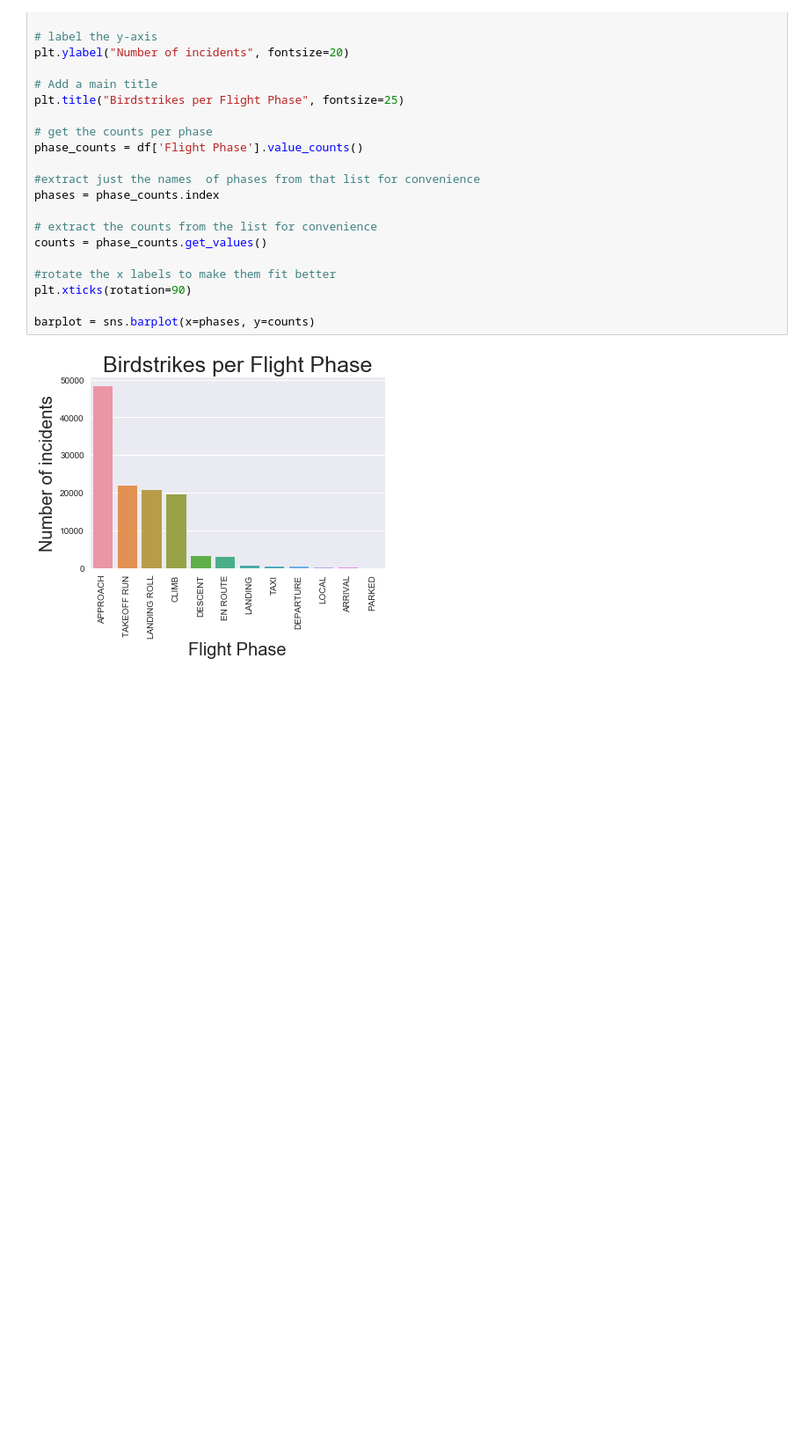
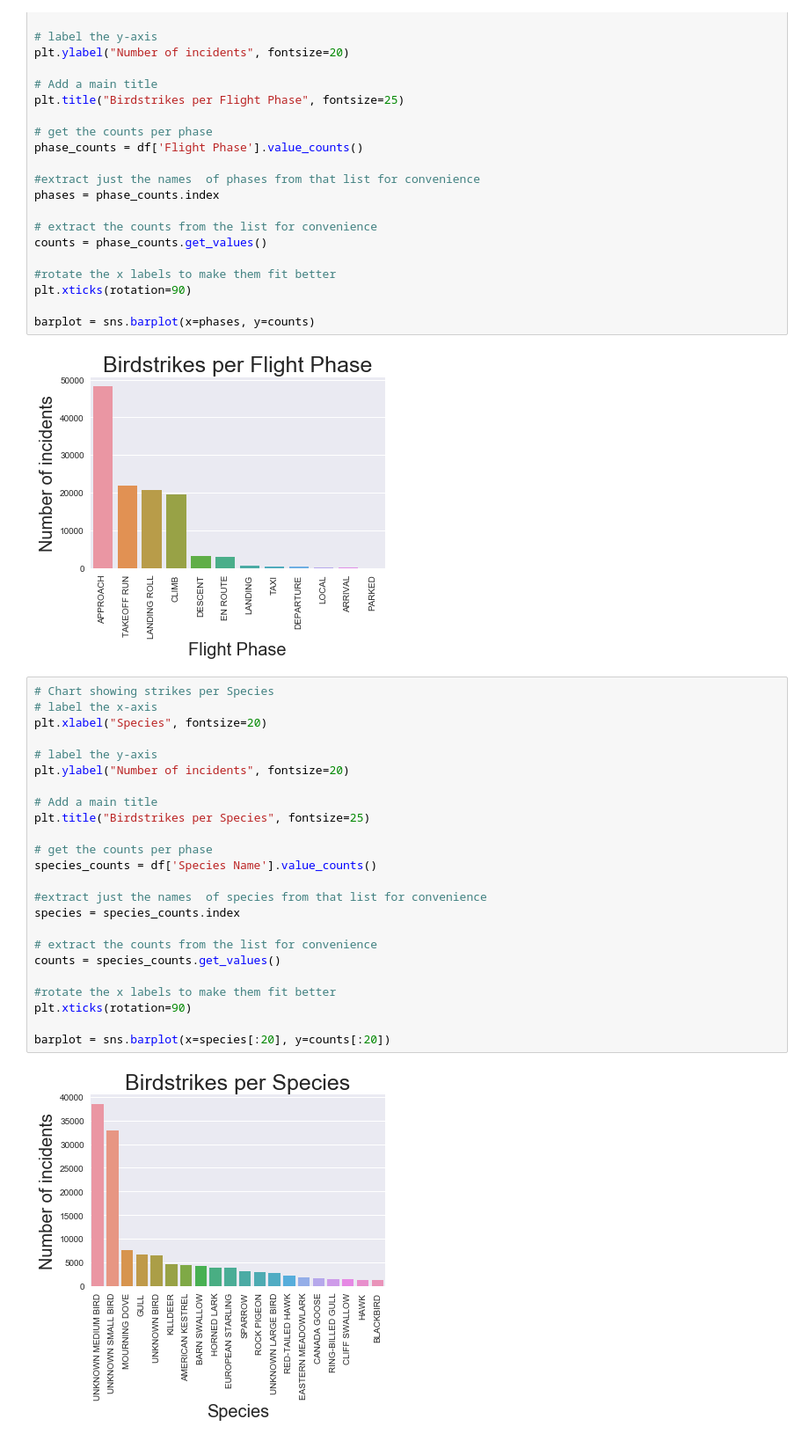
Before and after one commit to vramdhanie/wildlife_strikes, a Jupyter notebook: Visualizations.ipynb, the cells around one changed output. Shown at 88% size. Cells and saved outputs as stored; diff of their text form; blank space fills up the shorter version.

Commit message:
Species graph

```diff
--- a/Visualizations.ipynb
+++ b/Visualizations.ipynb
@@ -252,3 +252,29 @@ plt.xticks(rotation=90)
 barplot = sns.barplot(x=phases, y=counts)
 # %% [output]
 [figure]
+# %%
+# Chart showing strikes per Species
+# label the x-axis
+plt.xlabel("Species", fontsize=20)
+
+# label the y-axis
+plt.ylabel("Number of incidents", fontsize=20)
+
+# Add a main title
+plt.title("Birdstrikes per Species", fontsize=25)
+
+# get the counts per phase
+species_counts = df['Species Name'].value_counts()
+
+#extract just the names  of species from that list for convenience
+species = species_counts.index
+
+# extract the counts from the list for convenience
+counts = species_counts.get_values()
+
+#rotate the x labels to make them fit better
+plt.xticks(rotation=90)
+
+barplot = sns.barplot(x=species[:20], y=counts[:20])
+# %% [output]
+[figure, added]
```
